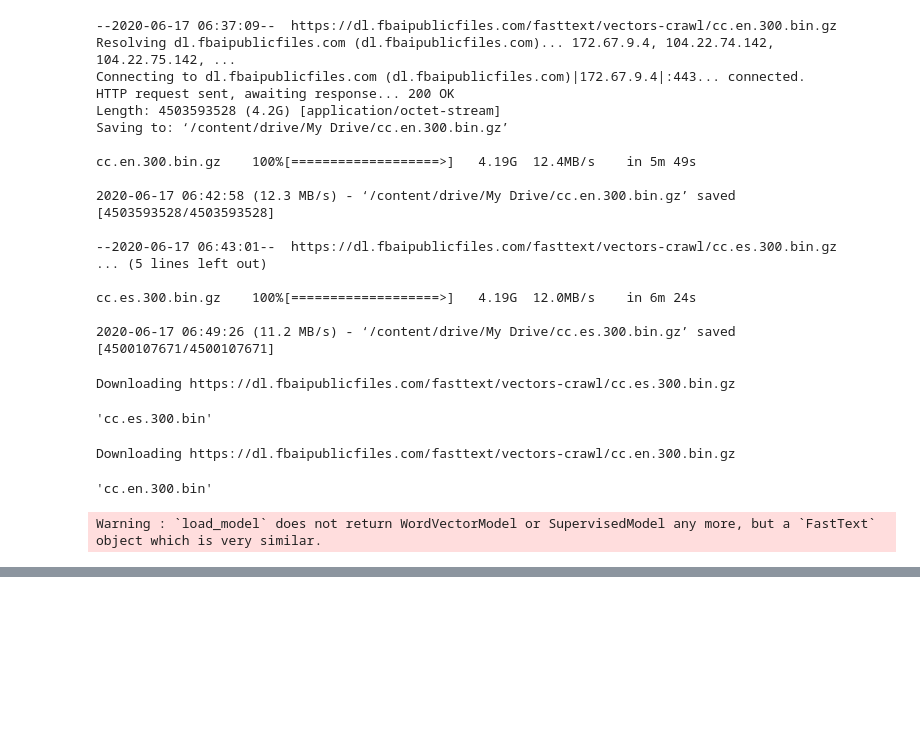
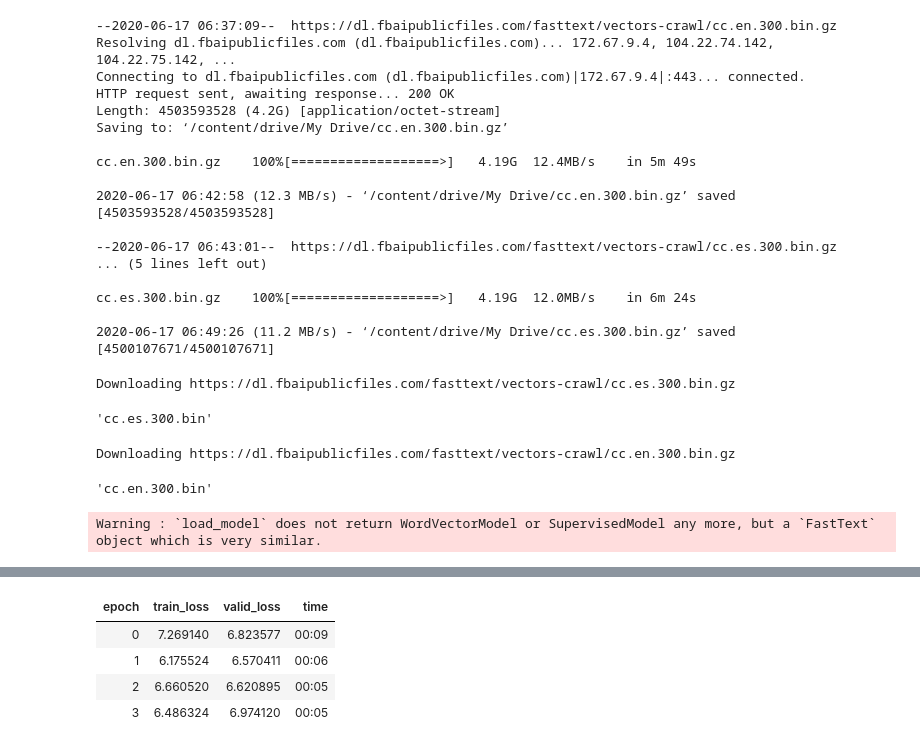
Before and after one commit to deep1401/Ablation-Analysis-of-Seq2Seq-Models-and-Vanilla-Transformers-for-Spanish-to-English-Translation, a Jupyter notebook: Neural_Machine_Translation.ipynb, the cells around one changed output, grey strips where cells are left out. Saved outputs shown, nothing was run; the diff lists cells and outputs as text; code cells hidden in the pictures; blank space fills up the shorter version.

```diff
--- a/Neural_Machine_Translation.ipynb
+++ b/Neural_Machine_Translation.ipynb
@@ -250,0 +365,8 @@ torch.save(emb_dec,'/content/drive/My Drive/en_emb.pth')
+# %%
+learn.fit_one_cycle(4,1e-3)
+# %% [output]
+| epoch | train_loss | valid_loss | time |
+| 0 | 7.269140 | 6.823577 | 00:09 |
+| 1 | 6.175524 | 6.570411 | 00:06 |
+| 2 | 6.660520 | 6.620895 | 00:05 |
+| 3 | 6.486324 | 6.974120 | 00:05 |
```
Also changed, not shown: parts of 33 cells of this notebook.
